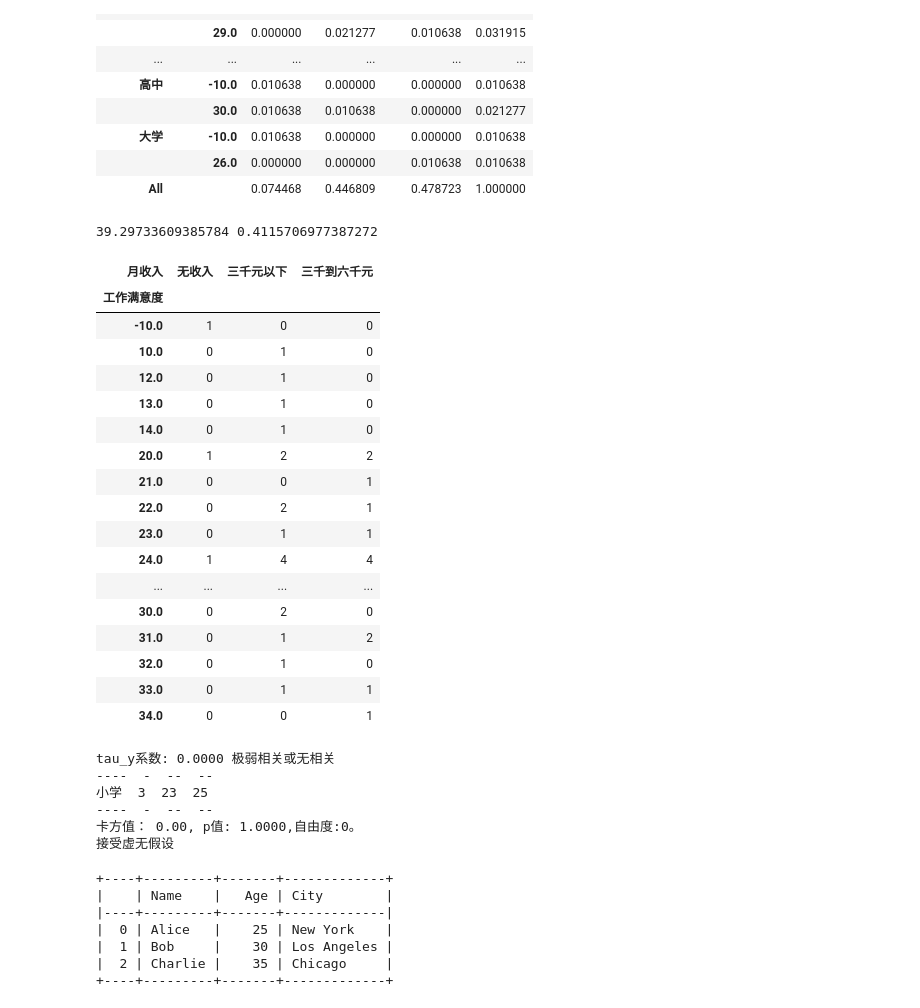
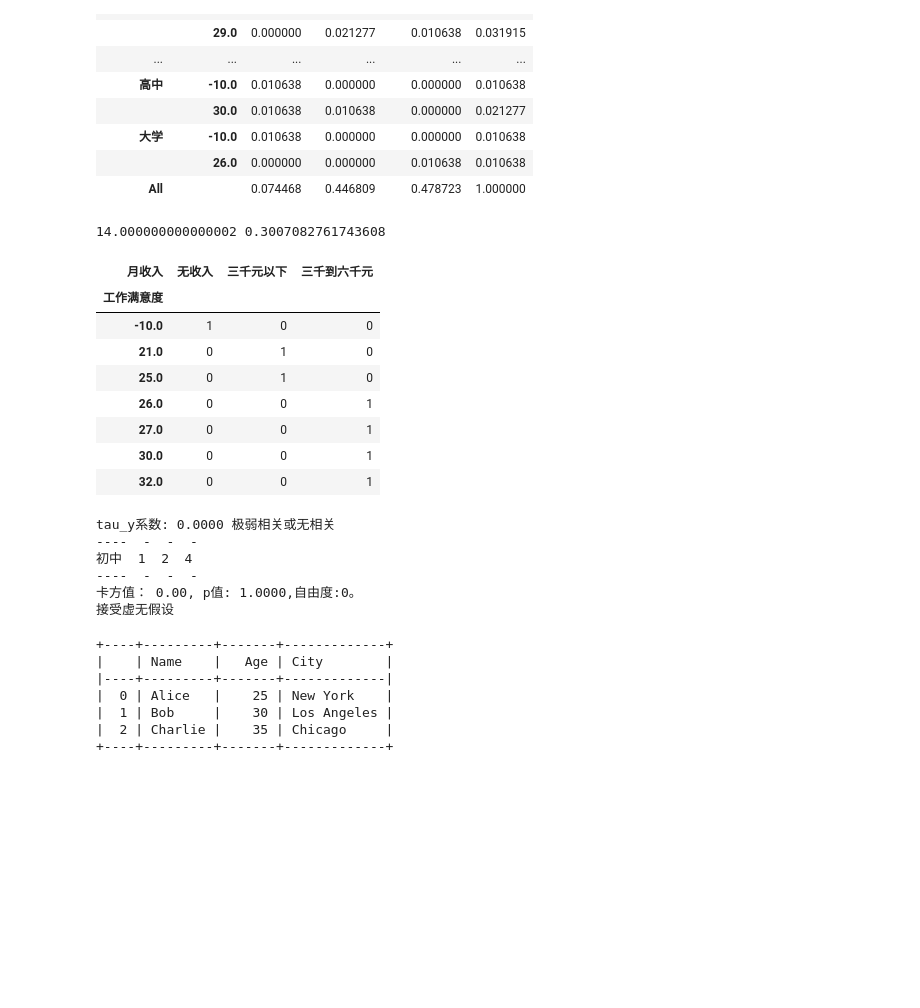
Before and after one commit to Chenling2580/Chenling, a Jupyter notebook: 18-期末作业2.ipynb, the cells around one changed output. Cells and saved outputs as stored; diff of their text form; code cells hidden in the pictures; blank space fills up the shorter version.

```diff
--- a/18-期末作业2.ipynb
+++ b/18-期末作业2.ipynb
@@ -225,47 +225,38 @@ cross_tab
 | All |  | 0.074468 | 0.446809 | 0.478723 | 1.000000 |
 # %%
 from scipy import stats
-# 假设我们关注的受教育程度为小学
-specific_grade = "小学"
+# 假设我们关注的受教育程度为初中
+specific_grade = "初中"
 
 # 筛选出特定受教育程度的数据
 df_specific_grade = 数据表[数据表['受教育程度'] == specific_grade]
 
 # 创建工作满意度和月收入的交互表
 cross_tab_specific_grade = pd.crosstab(df_specific_grade['工作满意度'], df_specific_grade['月收入'])
 
 # 进行卡方检验
 chi2_grade, p_grade, dof_grade, expected_grade = stats.chi2_contingency(cross_tab_specific_grade)
 
 print(chi2_grade,p_grade)
 cross_tab_specific_grade
 # %% [output]
-39.29733609385784 0.4115706977387272
+14.000000000000002 0.3007082761743608
 | 月收入 | 无收入 | 三千元以下 | 三千到六千元 |
 | 工作满意度 |  |  |  |
 | -10.0 | 1 | 0 | 0 |
-| 10.0 | 0 | 1 | 0 |
-| 12.0 | 0 | 1 | 0 |
-| 13.0 | 0 | 1 | 0 |
-| 14.0 | 0 | 1 | 0 |
-| 20.0 | 1 | 2 | 2 |
-| 21.0 | 0 | 0 | 1 |
-| 22.0 | 0 | 2 | 1 |
-| 23.0 | 0 | 1 | 1 |
-| 24.0 | 1 | 4 | 4 |
-| ... | ... | ... | ... |
-| 30.0 | 0 | 2 | 0 |
-| 31.0 | 0 | 1 | 2 |
-| 32.0 | 0 | 1 | 0 |
-| 33.0 | 0 | 1 | 1 |
-| 34.0 | 0 | 0 | 1 |
+| 21.0 | 0 | 1 | 0 |
+| 25.0 | 0 | 1 | 0 |
+| 26.0 | 0 | 0 | 1 |
+| 27.0 | 0 | 0 | 1 |
+| 30.0 | 0 | 0 | 1 |
+| 32.0 | 0 | 0 | 1 |
 # %%
 mytools.两个无序类别变量的统计分析(df_specific_grade,'受教育程度','月收入')
 # %% [output]
 tau_y系数: 0.0000 极弱相关或无相关
-----  -  --  --
-小学  3  23  25
-----  -  --  --
+----  -  -  -
+初中  1  2  4
+----  -  -  -
 卡方值： 0.00, p值: 1.0000,自由度:0。
 接受虚无假设
 # %%
```
